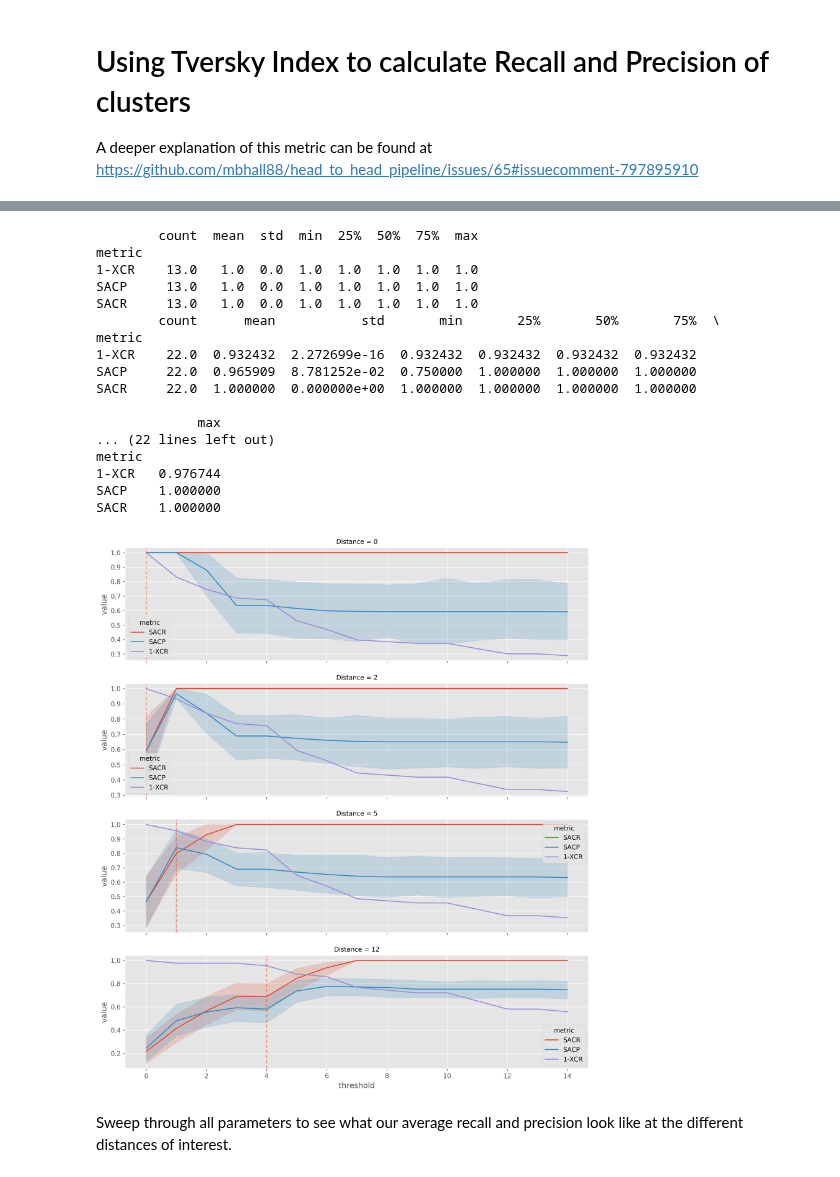
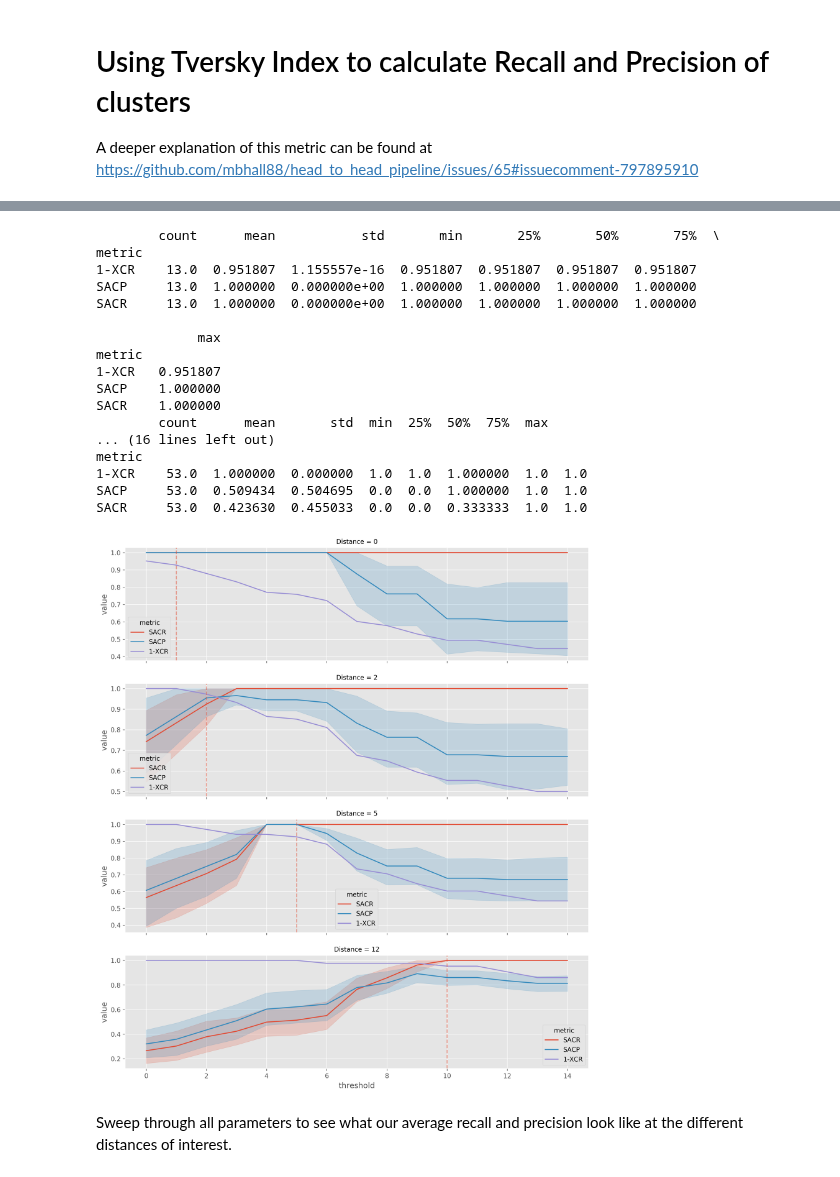
Before and after one commit to mbhall88/head_to_head_pipeline, a Jupyter notebook: analysis/transmission_clustering/eda/clustering.ipynb, the cells around one changed output, grey strips where cells are left out. Saved outputs shown, nothing was run; the diff lists cells and outputs as text; code cells hidden in the pictures.

```diff
--- a/analysis/transmission_clustering/eda/clustering.ipynb
+++ b/analysis/transmission_clustering/eda/clustering.ipynb
@@ -334,7 +338,7 @@ p = plot_graph(G_compass, threshold=THRESHOLD, name="COMPASS")
 
 Let's investigate the clustering produce by `bcftools`' nanopore calls.
 # %%
-bcftools_mtx = load_matrix("bcftools.matrix.csv", name="bcftools")[ix]
+bcftools_mtx = load_matrix("/home/michael/Downloads/tmp/bcftools.matrix.q70K90V1e-8.csv", name="bcftools")[ix]
 assert all(compass_mtx.index == bcftools_mtx.index)
 # %% [markdown]
 To get an equivalent SNP distance threshold for nanopore data, we fit a linear regression to the pairwise distances produced by COMPASS (x) and the same distances from the `bcftools` calls (y).
@@ -343,7 +347,7 @@ xs = compass_mtx.to_list()
 ys = bcftools_mtx.to_list()
 bcftools_threshold_converter = fit(xs, ys)
 bcftools_threshold = bcftools_threshold_converter(THRESHOLD)
-# bcftools_threshold = 0
+bcftools_threshold = 0
 print(f"The bcftools SNP distance threshold is {bcftools_threshold:.2f} - rounded to {int(round(bcftools_threshold))}")
 bcftools_threshold = int(round(bcftools_threshold))
 # %% [output]
@@ -649,21 +520,0 @@ df.query("threshold == 24")
-# %%
-thresholds = list(range(1, 15))
-data = []
-
-for t in thresholds:
-    G = dist_matrix_to_graph(compare_mtx, threshold=t)
-    pred = [clustered_together(u, v, G) for u, v in compass_mtx.index]
-    cm = ConfusionMatrix.from_predictions(pred, true)
-    precision = cm.precision()
-    recall = cm.recall()
-    fmi = cm.fowlkes_mallows_index()
-    mcc = cm.matthews_correlation_coefficient()
-    f_beta = cm.f_score(beta=2.0)
-    data.append((precision, recall, fmi, mcc, f_beta, t))
-
-df = pd.DataFrame(data, columns=["precision", "recall", "fmi", "mcc", "f-beta-recall", "threshold"]).melt(id_vars="threshold", var_name="metric")
-grid = sns.relplot(data=df, row="metric", x="threshold", y="value", kind="line", aspect=2.5, markers=True)
-for ax in grid.axes:
-    ax[0].axvline(THRESHOLD, color='red', ls='--', label="compass", alpha=0.5)
-    ax[0].axvline(pandora_multi_threshold, color='blue', ls='--', label="pandora compare", alpha=0.5)
-_ = grid.axes[0][0].legend(title="threshold")
@@ -732,9 +551,9 @@ def excess_clustering_rate(A: Set[str], B: Set[str]) -> float:
     return len(A - B) / len(A)
 # %%
 G = G_compass
-H = G_pandora_multi
+H = G_bcftools
 M = compass_mtx
-N = compare_mtx
+N = bcftools_mtx
 true_clusters = (c for c in nx.connected_components(G))
 print("Size\tPPV\tTPR")
 for i, cluster in enumerate(true_clusters):
@@ -810,34 +616,34 @@ plt.style.use("ggplot")
 # %%
 fig, axes = plt.subplots(nrows=len(distances), figsize=(13, 15), dpi=300, sharex=True)
 
 for ax, dist, t in zip(axes.flatten(), distances, ont_dists):
     subdata = df.query("distance == @dist")
     sns.lineplot(data=subdata, x="threshold", y="value", hue="metric", ax=ax)
-    pred_t = round(compare_threshold_converter(dist))
+    pred_t = round(bcftools_threshold_converter(dist))
     if pred_t < 0:
         pred_t = 0
     ax.axvline(pred_t, alpha=0.5, linestyle="--")
     ax.set_title(f"Distance = {dist}", fontdict=dict(size=10))
     print(subdata.query("threshold == @t").groupby(["metric"])["value"].describe())
 # %% [output]
-        count  mean  std  min  25%  50%  75%  max
-metric
-1-XCR    13.0   1.0  0.0  1.0  1.0  1.0  1.0  1.0
-SACP     13.0   1.0  0.0  1.0  1.0  1.0  1.0  1.0
-SACR     13.0   1.0  0.0  1.0  1.0  1.0  1.0  1.0
         count      mean           std       min       25%       50%       75%  \
 metric
-1-XCR    22.0  0.932432  2.272699e-16  0.932432  0.932432  0.932432  0.932432
-SACP     22.0  0.965909  8.781252e-02  0.750000  1.000000  1.000000  1.000000
-SACR     22.0  1.000000  0.000000e+00  1.000000  1.000000  1.000000  1.000000
+1-XCR    13.0  0.951807  1.155557e-16  0.951807  0.951807  0.951807  0.951807
+SACP     13.0  1.000000  0.000000e+00  1.000000  1.000000  1.000000  1.000000
+SACR     13.0  1.000000  0.000000e+00  1.000000  1.000000  1.000000  1.000000
 
              max
-... (22 lines left out)
 metric
-1-XCR   0.976744
+1-XCR   0.951807
 SACP    1.000000
 SACR    1.000000
+        count      mean       std  min  25%  50%  75%  max
+... (16 lines left out)
+metric
+1-XCR    53.0  1.000000  0.000000  1.0  1.0  1.000000  1.0  1.0
+SACP     53.0  0.509434  0.504695  0.0  0.0  1.000000  1.0  1.0
+SACR     53.0  0.423630  0.455033  0.0  0.0  0.333333  1.0  1.0
-[figure, old version]
+[figure, new version]
 # %% [markdown]
 Sweep through all parameters to see what our average recall and precision look like at the different distances of interest.
 # %%
```
Also changed, not shown: parts of 29 cells of this notebook, 1 other file.
